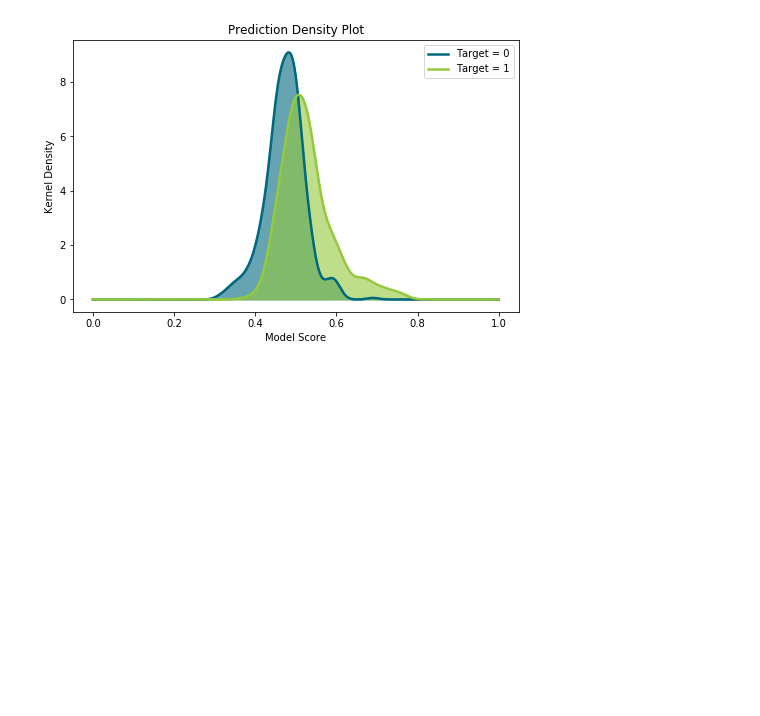
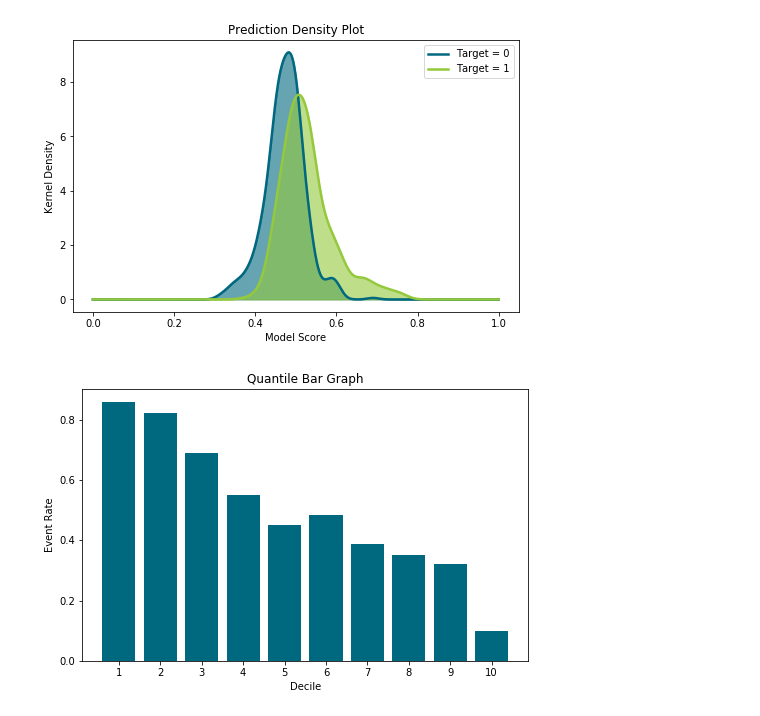
Before and after one commit to bmathias12/model-analysis, a Jupyter notebook: client_tests.ipynb, the cells around one changed output. Drawn from its saved outputs; the diff is of its cells as text; code cells hidden in the pictures; blank space fills up the shorter version.

Commit message:
added quantile plot

```diff
--- a/client_tests.ipynb
+++ b/client_tests.ipynb
@@ -22,3 +22,7 @@ analyzer.plot_roc_curve()
 analyzer.plot_prediction_density()
 # %% [output]
 [figure]
+# %%
+analyzer.plot_quantiles(q=10)
+# %% [output]
+[figure, added]
```
Also changed, not shown: 3 other files.
